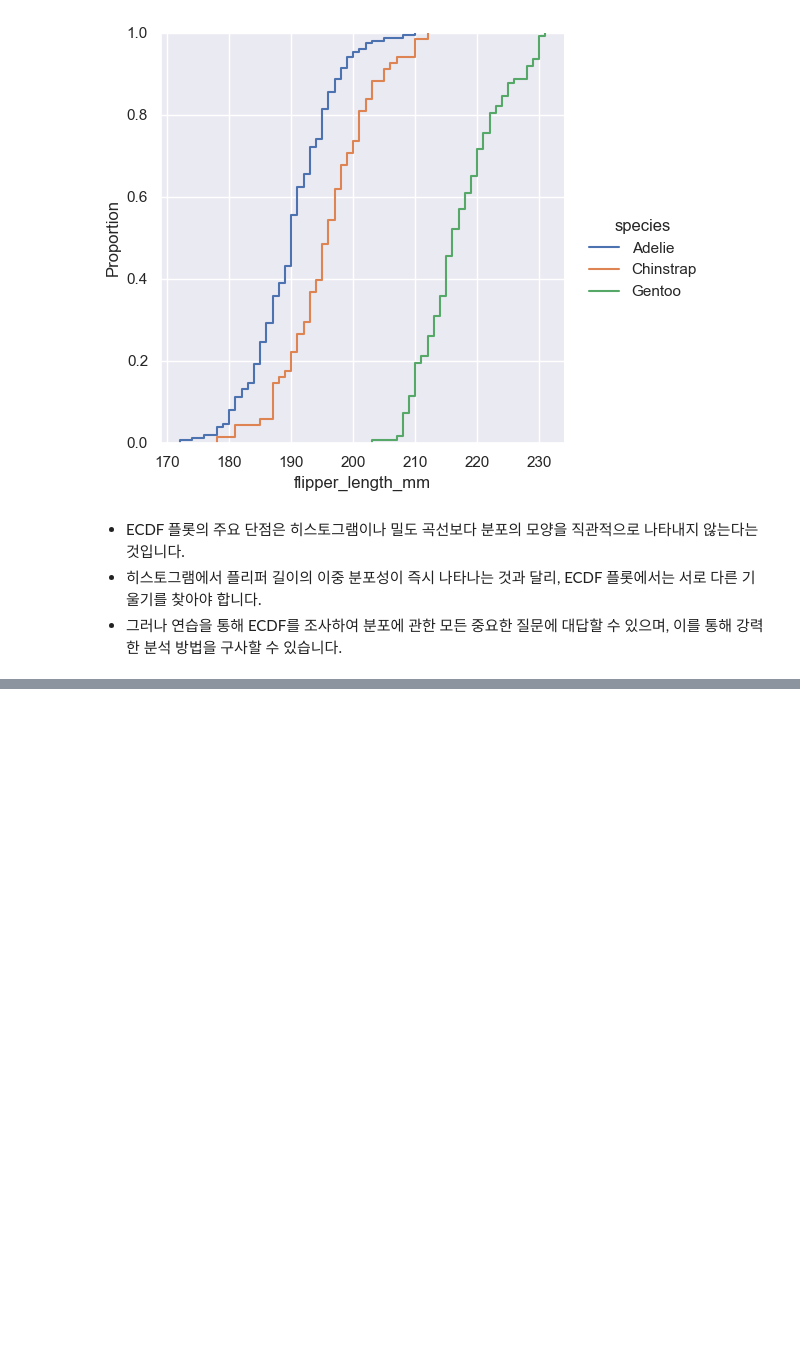
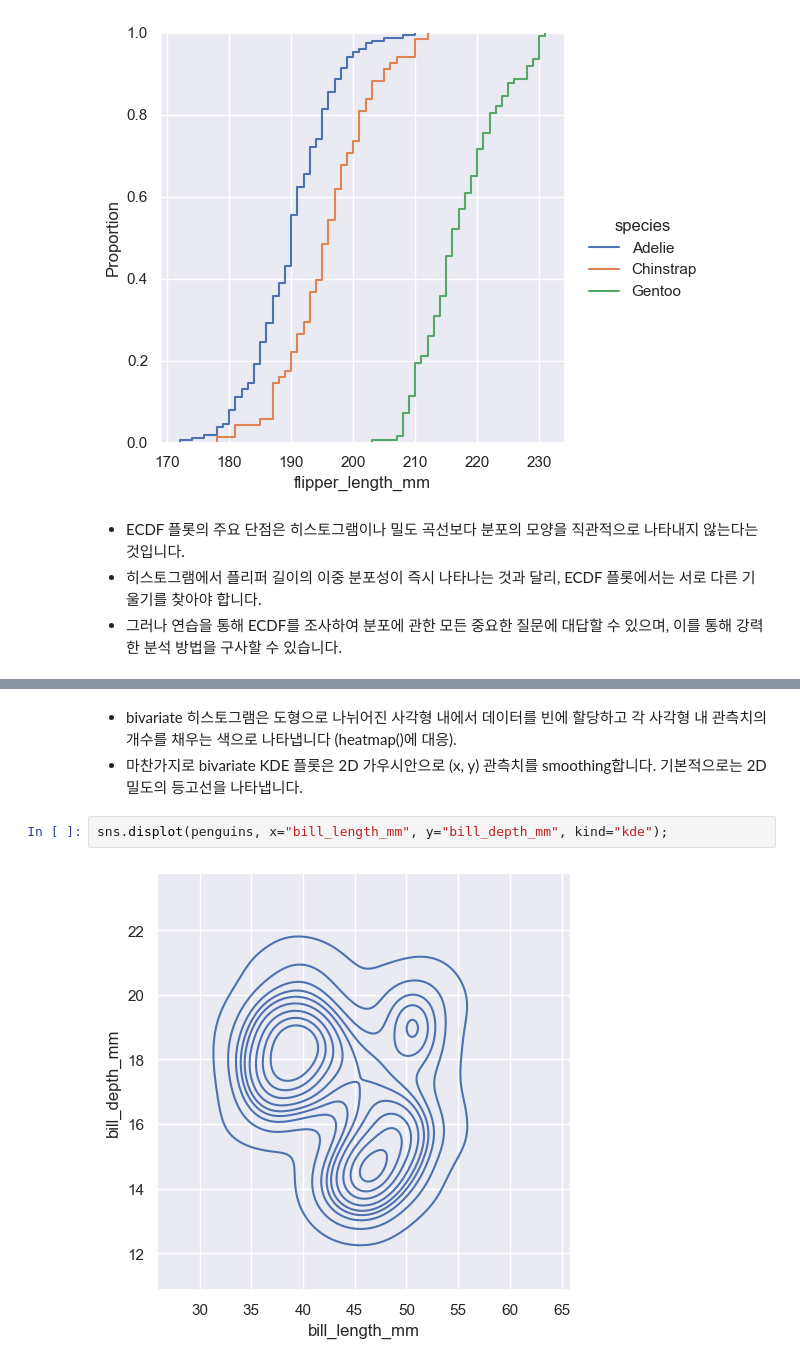
Before and after one commit to kinghy00/Seaborn-Tutorial, a Jupyter notebook: Visualizing_distributions_of_data.ipynb, the cells around one changed output, grey strips where cells are left out. Drawn from its saved outputs; the diff is of its cells as text; blank space fills up the shorter version.

```diff
--- a/Visualizing_distributions_of_data.ipynb
+++ b/Visualizing_distributions_of_data.ipynb
@@ -291,0 +301,7 @@ sns.displot(penguins, x="flipper_length_mm", hue="species", kind="ecdf");
+# %% [markdown]
+- bivariate 히스토그램은 도형으로 나뉘어진 사각형 내에서 데이터를 빈에 할당하고 각 사각형 내 관측치의 개수를 채우는 색으로 나타냅니다 (heatmap()에 대응).
+- 마찬가지로 bivariate KDE 플롯은 2D 가우시안으로 (x, y) 관측치를 smoothing합니다. 기본적으로는 2D 밀도의 등고선을 나타냅니다.
+# %%
+sns.displot(penguins, x="bill_length_mm", y="bill_depth_mm", kind="kde");
+# %% [output]
+[figure, added]
```
Also changed, not shown: parts of 19 cells of this notebook.
